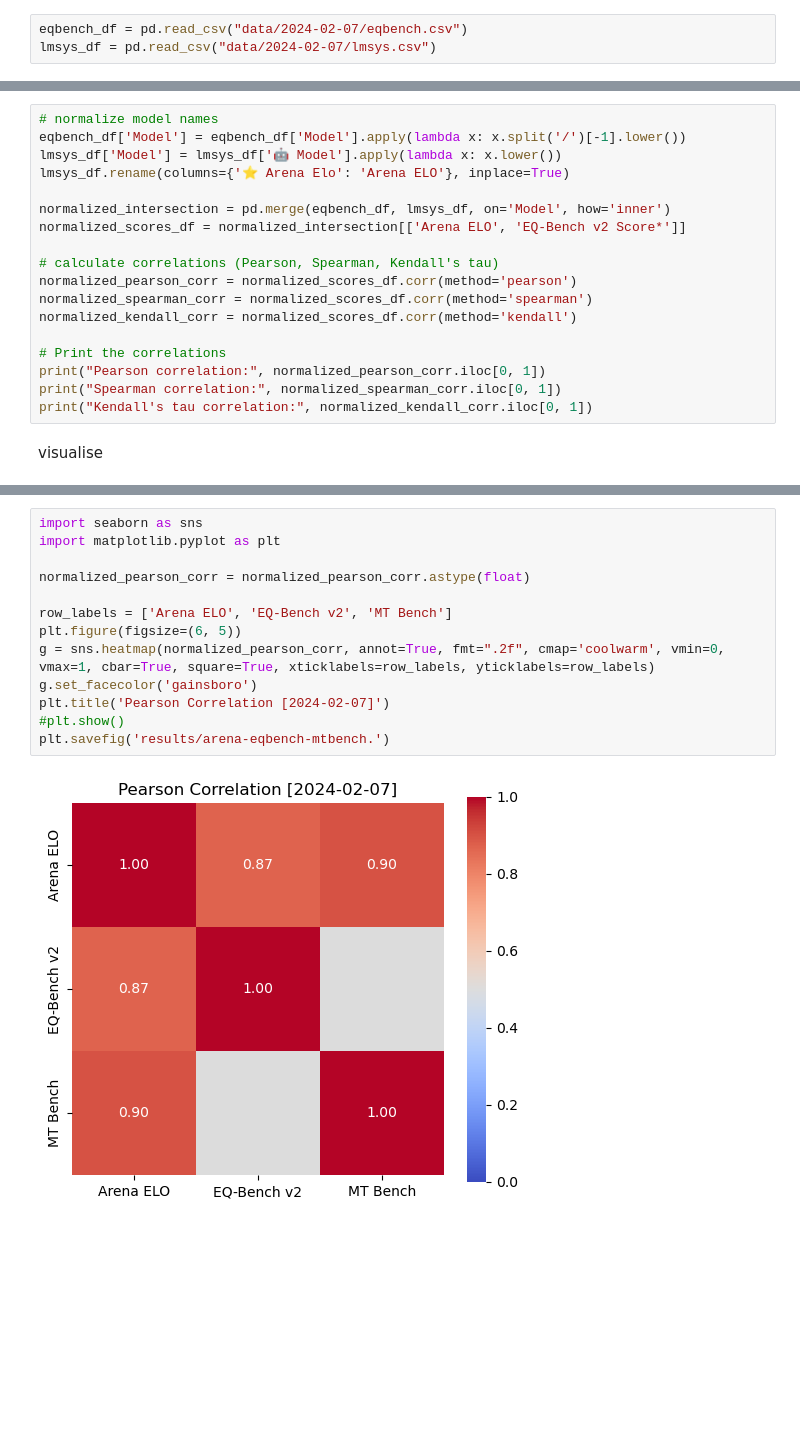
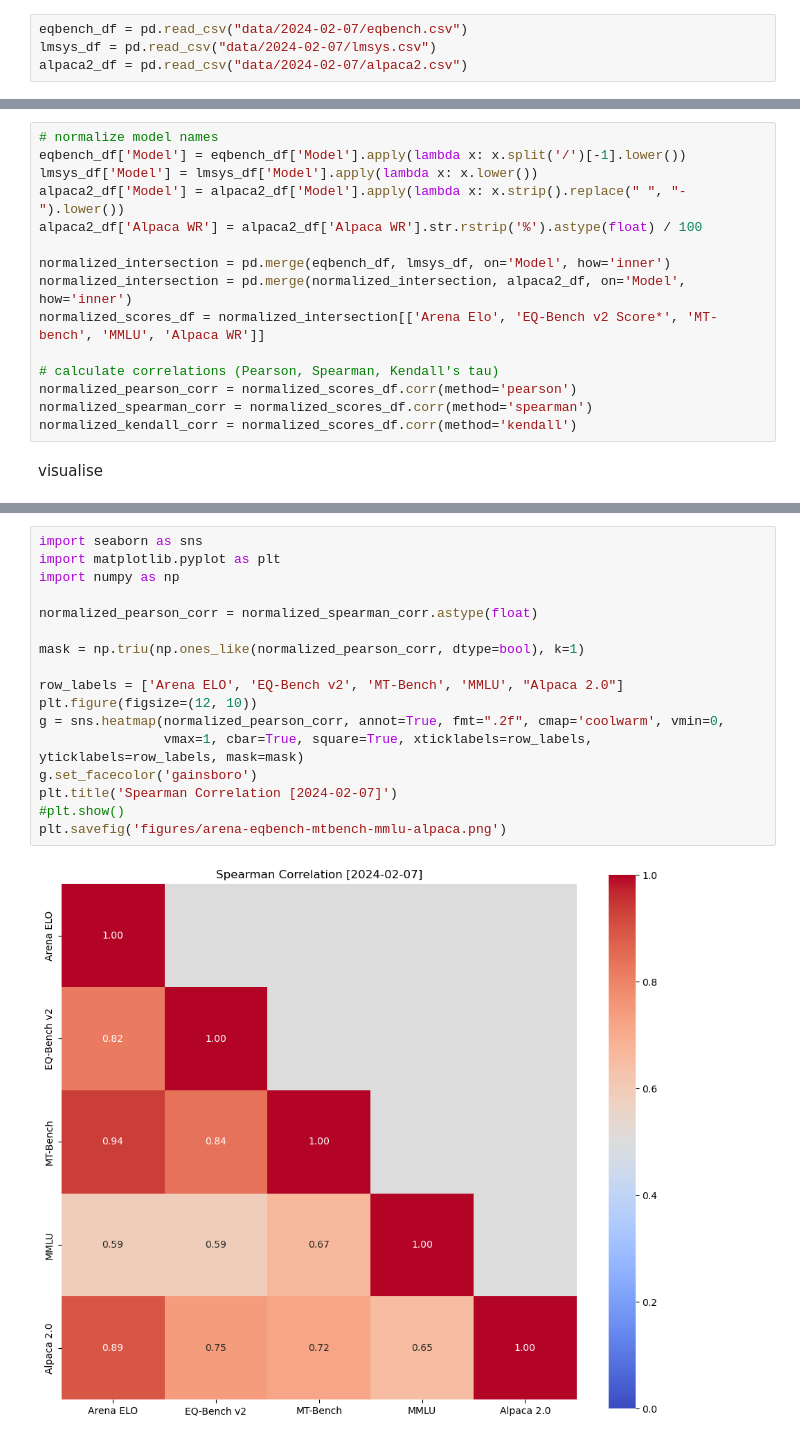
Before and after one commit to LeonEricsson/benchmark-correlations, a Jupyter notebook: main.ipynb, the cells around one changed output, grey strips where cells are left out. Saved outputs shown, nothing was run; the diff lists cells and outputs as text; blank space fills up the shorter version.

Commit message:
new results

```diff
--- a/main.ipynb
+++ b/main.ipynb
@@ -5,25 +5,23 @@ load data
 # %%
 eqbench_df = pd.read_csv("data/2024-02-07/eqbench.csv")
 lmsys_df = pd.read_csv("data/2024-02-07/lmsys.csv")
+alpaca2_df = pd.read_csv("data/2024-02-07/alpaca2.csv")
 # %% [markdown]
 calc correlation
 # %%
 # normalize model names
 eqbench_df['Model'] = eqbench_df['Model'].apply(lambda x: x.split('/')[-1].lower())
-lmsys_df['Model'] = lmsys_df['🤖 Model'].apply(lambda x: x.lower())
-lmsys_df.rename(columns={'⭐ Arena Elo': 'Arena ELO'}, inplace=True)
+lmsys_df['Model'] = lmsys_df['Model'].apply(lambda x: x.lower())
+alpaca2_df['Model'] = alpaca2_df['Model'].apply(lambda x: x.strip().replace(" ", "-").lower())
+alpaca2_df['Alpaca WR'] = alpaca2_df['Alpaca WR'].str.rstrip('%').astype(float) / 100
 
 normalized_intersection = pd.merge(eqbench_df, lmsys_df, on='Model', how='inner')
-normalized_scores_df = normalized_intersection[['Arena ELO', 'EQ-Bench v2 Score*']]
+normalized_intersection = pd.merge(normalized_intersection, alpaca2_df, on='Model', how='inner')
+normalized_scores_df = normalized_intersection[['Arena Elo', 'EQ-Bench v2 Score*', 'MT-bench', 'MMLU', 'Alpaca WR']]
 
 # calculate correlations (Pearson, Spearman, Kendall's tau)
 normalized_pearson_corr = normalized_scores_df.corr(method='pearson')
 normalized_spearman_corr = normalized_scores_df.corr(method='spearman')
 normalized_kendall_corr = normalized_scores_df.corr(method='kendall')
-
-# Print the correlations
-print("Pearson correlation:", normalized_pearson_corr.iloc[0, 1])
-print("Spearman correlation:", normalized_spearman_corr.iloc[0, 1])
-print("Kendall's tau correlation:", normalized_kendall_corr.iloc[0, 1])
 # %% [markdown]
 visualise
@@ -39,15 +28,19 @@ normalized_pearson_corr.loc['MT Bench', 'MT Bench'] = 1.0
 # %%
 import seaborn as sns
 import matplotlib.pyplot as plt
+import numpy as np
 
-normalized_pearson_corr = normalized_pearson_corr.astype(float)
+normalized_pearson_corr = normalized_spearman_corr.astype(float)
 
-row_labels = ['Arena ELO', 'EQ-Bench v2', 'MT Bench']
-plt.figure(figsize=(6, 5))
-g = sns.heatmap(normalized_pearson_corr, annot=True, fmt=".2f", cmap='coolwarm', vmin=0, vmax=1, cbar=True, square=True, xticklabels=row_labels, yticklabels=row_labels)
+mask = np.triu(np.ones_like(normalized_pearson_corr, dtype=bool), k=1)
+
+row_labels = ['Arena ELO', 'EQ-Bench v2', 'MT-Bench', 'MMLU', "Alpaca 2.0"]
+plt.figure(figsize=(12, 10))
+g = sns.heatmap(normalized_pearson_corr, annot=True, fmt=".2f", cmap='coolwarm', vmin=0,
+                vmax=1, cbar=True, square=True, xticklabels=row_labels, yticklabels=row_labels, mask=mask)
 g.set_facecolor('gainsboro')
-plt.title('Pearson Correlation [2024-02-07]')
+plt.title('Spearman Correlation [2024-02-07]')
 #plt.show()
-plt.savefig('results/arena-eqbench-mtbench.')
+plt.savefig('figures/arena-eqbench-mtbench-mmlu-alpaca.png')
 # %% [output]
-[figure, old version]
+[figure, new version]
```
Also changed, not shown: parts of 1 cell of this notebook, 9 other files.
